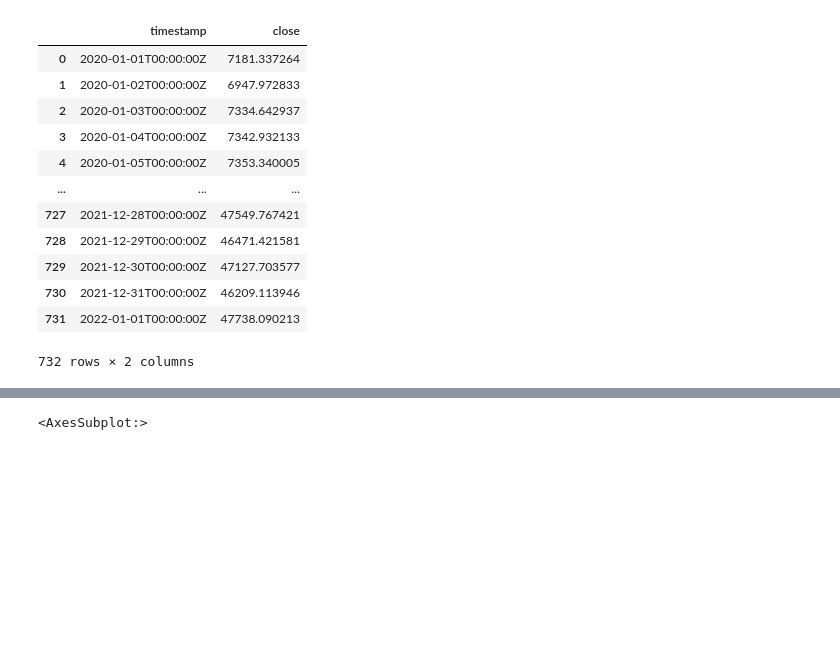
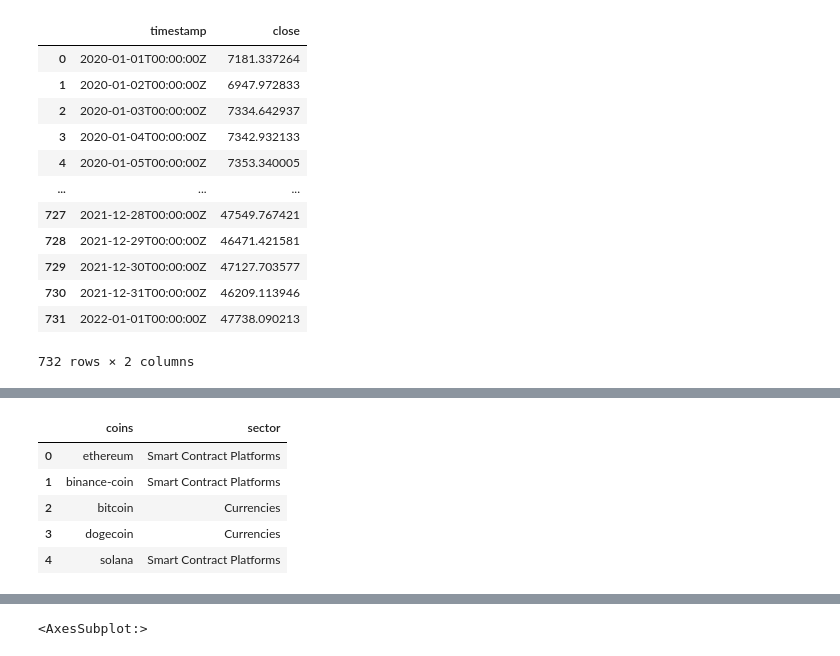
Before and after one commit to Channaholic/crypto-navigator, a Jupyter notebook: analyze.ipynb, the cells around one changed output, grey strips where cells are left out. Saved outputs shown, nothing was run; the diff lists cells and outputs as text; code cells hidden in the pictures; blank space fills up the shorter version.

```diff
--- a/analyze.ipynb
+++ b/analyze.ipynb
@@ -100,3 +104,26 @@ vol_all.tail()
+# %%
+coin_data = pd.read_csv('../data/coin_data.csv', index_col=0)
+
+groups_df = pd.DataFrame()
+# %%
+groups_df['coins'] = tokens
+# %%
+# create tags from database
+
+for coin in groups_df['coins']:
+    entry = coin_data.loc[coin_data['slug_ms'] == coin]['misc_data'].iloc[0]
+
+    groups_df.loc[groups_df.coins == coin, "sector"] = ast.literal_eval(str(entry))['sectors']
+    #groups_df.loc[groups_df.coins == coin, "token_usage"] = ast.literal_eval(str(entry))['token']['token_usage']
+# %%
+groups_df.head()
+# %% [output]
+|  | coins | sector |
+| 0 | ethereum | Smart Contract Platforms |
+| 1 | binance-coin | Smart Contract Platforms |
+| 2 | bitcoin | Currencies |
+| 3 | dogecoin | Currencies |
+| 4 | solana | Smart Contract Platforms |
 # %%
 # create pct change df
 
```
Also changed, not shown: parts of 12 cells of this notebook.
